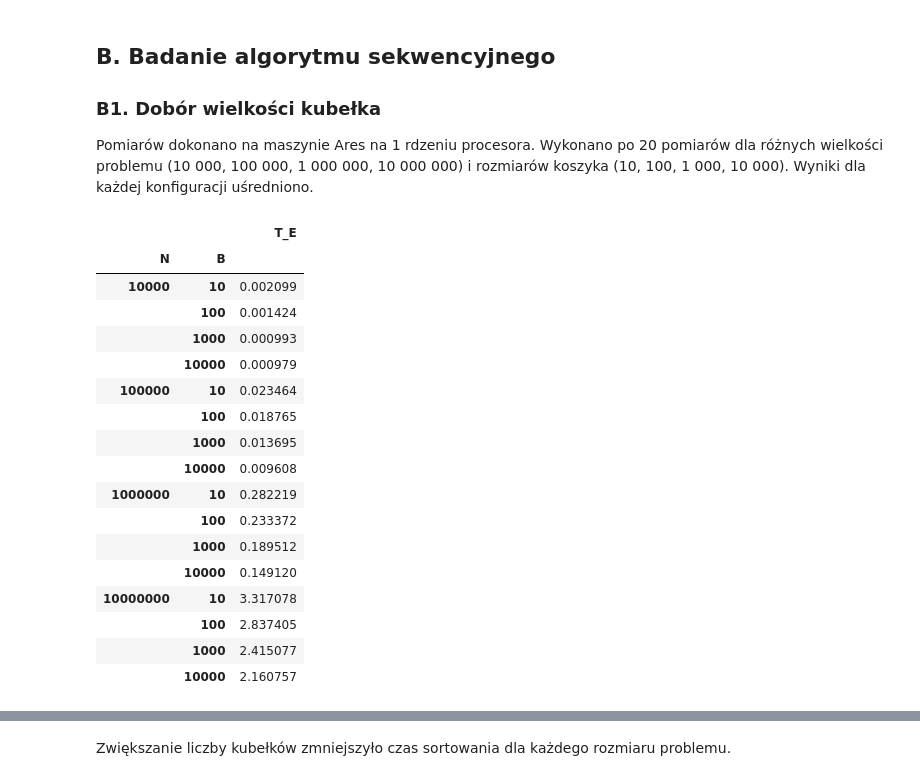
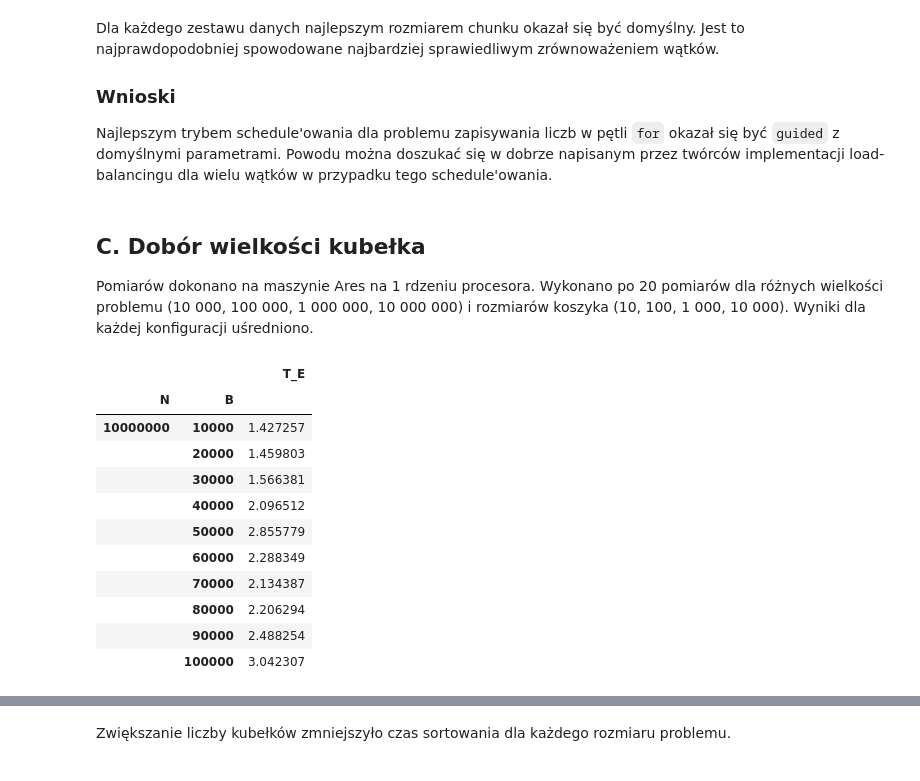
Before and after one commit to aklekowski/agh-mpr, a Jupyter notebook: OpenMP.ipynb, the cells around one changed output, grey strips where cells are left out. Drawn from its saved outputs; the diff is of its cells as text; code cells hidden in the pictures.

```diff
--- a/OpenMP.ipynb
+++ b/OpenMP.ipynb
@@ -34,29 +133,27 @@ Rząd złożoności `O(...)`.
+# %% [markdown]
+Dla każdego zestawu danych najlepszym rozmiarem chunku okazał się być domyślny. Jest to najprawdopodobniej spowodowane najbardziej sprawiedliwym zrównoważeniem wątków.
+
+### Wnioski
+Najlepszym trybem schedule'owania dla problemu zapisywania liczb w pętli `for` okazał się być `guided` z domyślnymi parametrami. Powodu można doszukać się w dobrze napisanym przez twórców implementacji load-balancingu dla wielu wątków w przypadku tego schedule'owania.
 # %% [markdown]
-## B. Badanie algorytmu sekwencyjnego
-### B1. Dobór wielkości kubełka
+## C. Dobór wielkości kubełka
 Pomiarów dokonano na maszynie Ares na 1 rdzeniu procesora.
 Wykonano po 20 pomiarów dla różnych wielkości problemu (10 000, 100 000, 1 000 000, 10 000 000) i rozmiarów koszyka (10, 100, 1 000, 10 000). Wyniki dla każdej konfiguracji uśredniono.
 # %%
-bucket_sort_df = pd.read_csv("bucket_sort_ver_1.csv")
+bucket_sort_df = pd.read_csv("bucket_sort_seq.csv")
 bucket_sort_df = bucket_sort_df.loc[bucket_sort_df['P'] == 1]
 bucket_sort_df = bucket_sort_df[['N', 'B', 'T_E']].groupby(by=["N", "B"]).mean()
-bucket_sort_df.head(16)
+bucket_sort_df.head(20)
 # %% [output]
 |  |  | T_E |
 | N | B |  |
-| 10000 | 10 | 0.002099 |
-|  | 100 | 0.001424 |
-|  | 1000 | 0.000993 |
-|  | 10000 | 0.000979 |
-| 100000 | 10 | 0.023464 |
-|  | 100 | 0.018765 |
-|  | 1000 | 0.013695 |
-|  | 10000 | 0.009608 |
-| 1000000 | 10 | 0.282219 |
-|  | 100 | 0.233372 |
-|  | 1000 | 0.189512 |
-|  | 10000 | 0.149120 |
-| 10000000 | 10 | 3.317078 |
-|  | 100 | 2.837405 |
-|  | 1000 | 2.415077 |
-|  | 10000 | 2.160757 |
+| 10000000 | 10000 | 1.427257 |
+|  | 20000 | 1.459803 |
+|  | 30000 | 1.566381 |
+|  | 40000 | 2.096512 |
+|  | 50000 | 2.855779 |
+|  | 60000 | 2.288349 |
+|  | 70000 | 2.134387 |
+|  | 80000 | 2.206294 |
+|  | 90000 | 2.488254 |
+|  | 100000 | 3.042307 |
```
Also changed, not shown: parts of 32 cells of this notebook.
